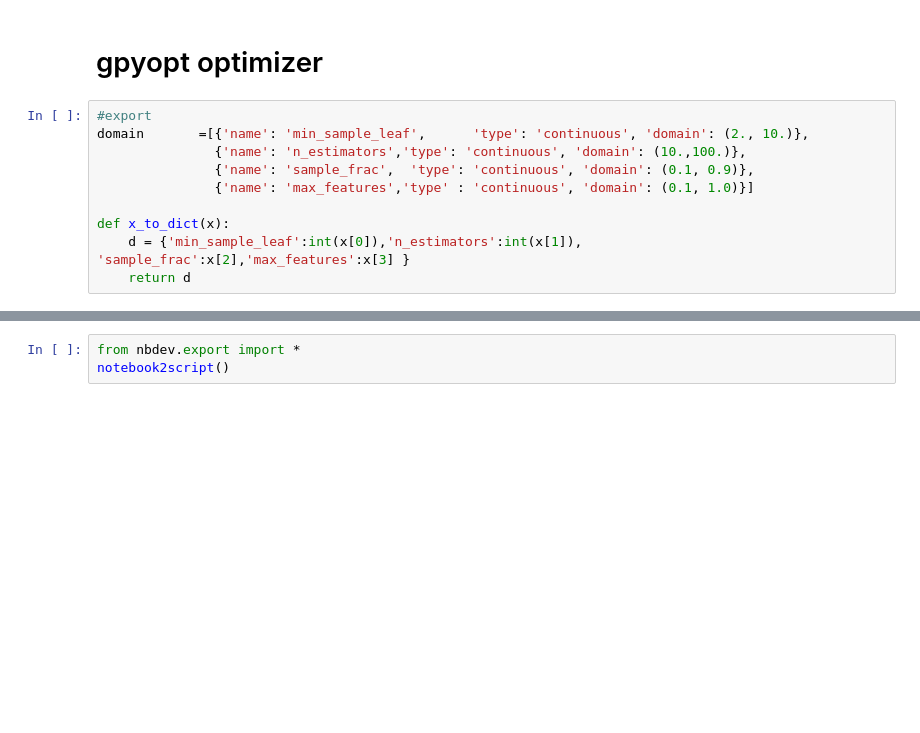
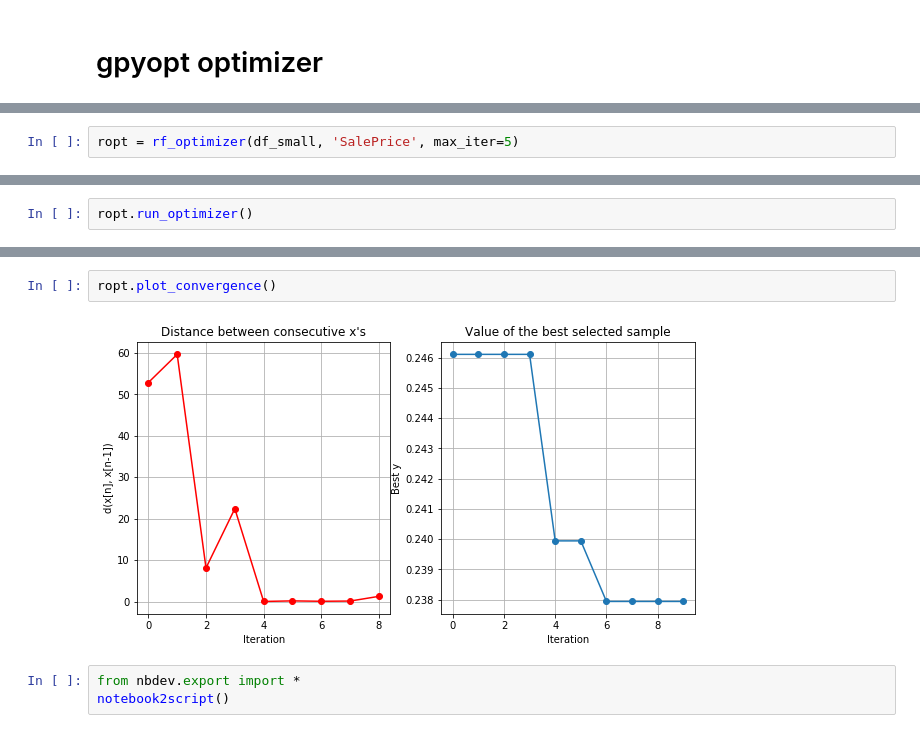
Before and after one commit to dangraf/autoforest, a Jupyter notebook: 00_core.ipynb, the cells around one changed output, grey strips where cells are left out. Cells and saved outputs as stored; diff of their text form; blank space fills up the shorter version.

```diff
--- a/00_core.ipynb
+++ b/00_core.ipynb
@@ -246,12 +308,2 @@ get_pairs(df_pruned)
 # %% [markdown]
 # gpyopt optimizer
-# %%
-#export
-domain       =[{'name': 'min_sample_leaf',      'type': 'continuous', 'domain': (2., 10.)},
-               {'name': 'n_estimators','type': 'continuous', 'domain': (10.,100.)},
-               {'name': 'sample_frac',  'type': 'continuous', 'domain': (0.1, 0.9)},
-               {'name': 'max_features','type' : 'continuous', 'domain': (0.1, 1.0)}]
-
-def x_to_dict(x):
-    d = {'min_sample_leaf':int(x[0]),'n_estimators':int(x[1]), 'sample_frac':x[2],'max_features':x[3] }
-    return d
@@ -278,0 +365,2 @@ opt.plot_convergence()
+# %%
+ropt = rf_optimizer(df_small, 'SalePrice', max_iter=5)
@@ -278,0 +373,2 @@ opt.plot_convergence()
+# %%
+ropt.run_optimizer()
@@ -279,3 +393,7 @@ opt.plot_convergence()
+# %%
+ropt.plot_convergence()
+# %% [output]
+[figure, added]
 # %%
 from nbdev.export import *
 notebook2script()
```
Also changed, not shown: parts of 36 cells of this notebook, 5 other files.
